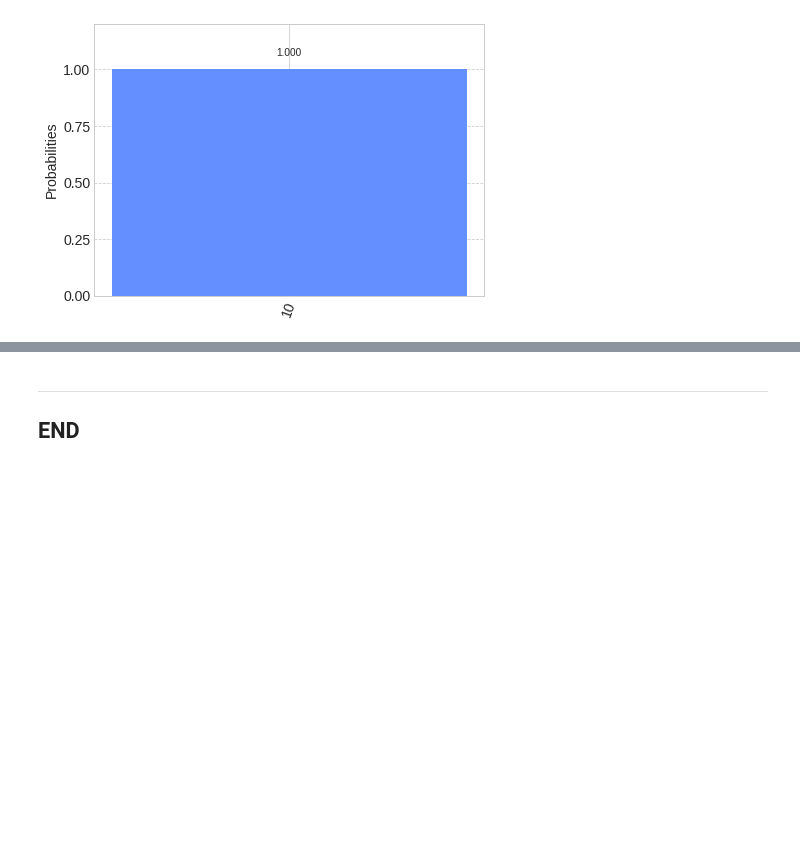
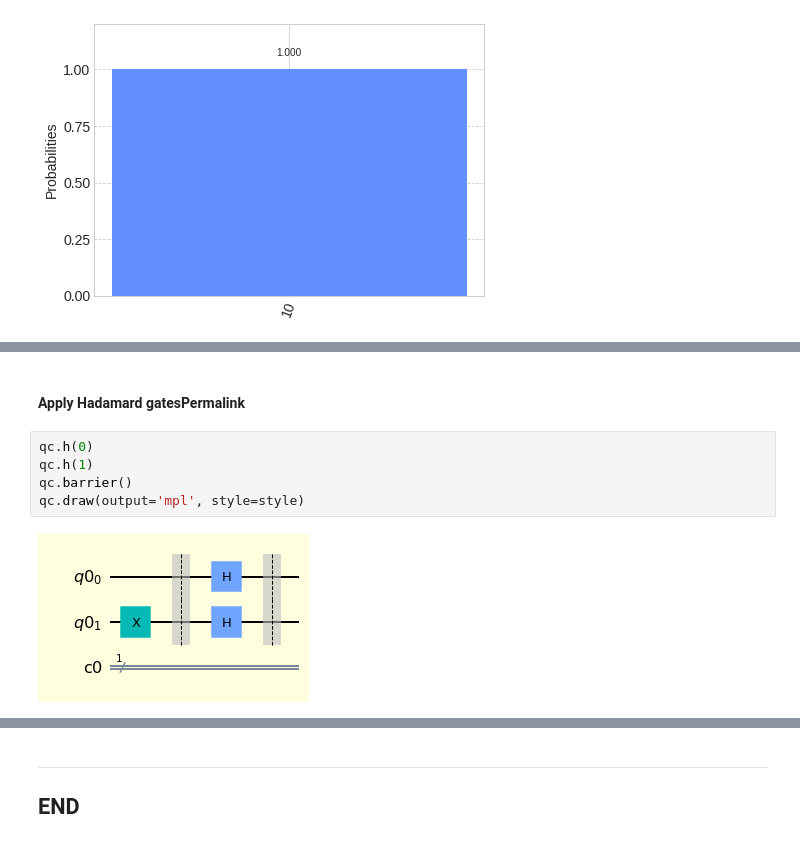
Before and after one commit to Panachaijames/EmergingTechAssignment, a Jupyter notebook: quantum-deutsch.ipynb, the cells around one changed output, grey strips where cells are left out. Drawn from its saved outputs; the diff is of its cells as text; blank space fills up the shorter version.

```diff
--- a/quantum-deutsch.ipynb
+++ b/quantum-deutsch.ipynb
@@ -811,0 +838,9 @@ Version Information
+# %% [markdown]
+#### Apply Hadamard gatesPermalink
+# %%
+qc.h(0)
+qc.h(1)
+qc.barrier()
+qc.draw(output='mpl', style=style)
+# %% [output]
+[figure, added]
```
Also changed, not shown: parts of 29 cells of this notebook.
